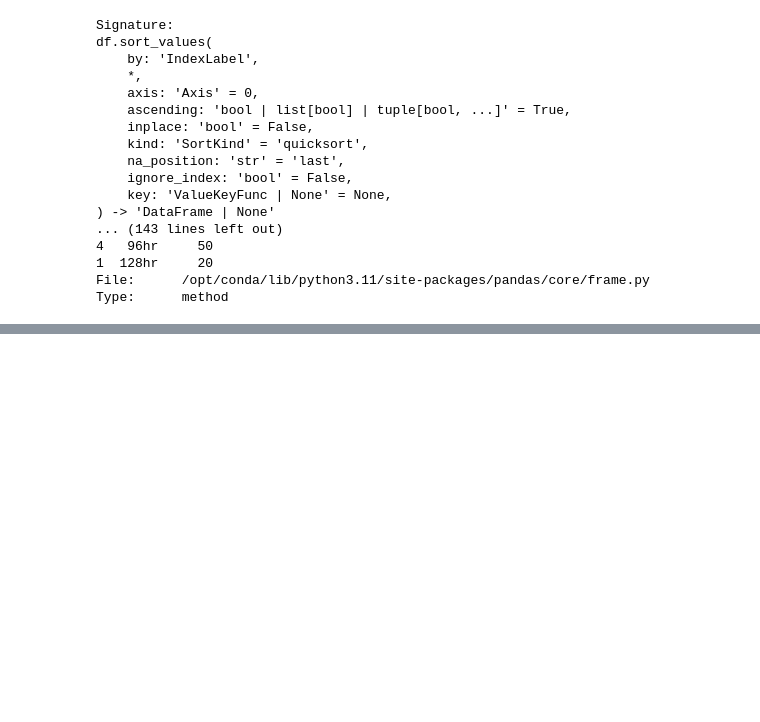
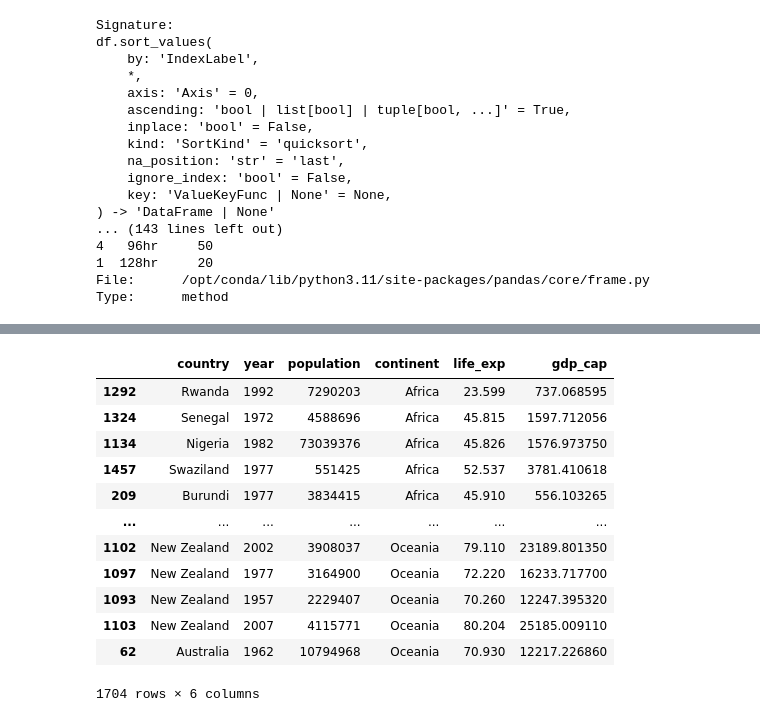
Before and after one commit to akshansh1718/Technical-Learnings, a Jupyter notebook: numpy_learning.ipynb, the cells around one changed output, grey strips where cells are left out. Drawn from its saved outputs; the diff is of its cells as text; code cells hidden in the pictures; blank space fills up the shorter version.

```diff
--- a/numpy_learning.ipynb
+++ b/numpy_learning.ipynb
@@ -802,0 +809,16 @@ s.head(10)
+# %%
+s.sort_values(['continent'])
+# %% [output]
+|  | country | year | population | continent | life_exp | gdp_cap |
+| 1292 | Rwanda | 1992 | 7290203 | Africa | 23.599 | 737.068595 |
+| 1324 | Senegal | 1972 | 4588696 | Africa | 45.815 | 1597.712056 |
+| 1134 | Nigeria | 1982 | 73039376 | Africa | 45.826 | 1576.973750 |
+| 1457 | Swaziland | 1977 | 551425 | Africa | 52.537 | 3781.410618 |
+| 209 | Burundi | 1977 | 3834415 | Africa | 45.910 | 556.103265 |
+| ... | ... | ... | ... | ... | ... | ... |
+| 1102 | New Zealand | 2002 | 3908037 | Oceania | 79.110 | 23189.801350 |
+| 1097 | New Zealand | 1977 | 3164900 | Oceania | 72.220 | 16233.717700 |
+| 1093 | New Zealand | 1957 | 2229407 | Oceania | 70.260 | 12247.395320 |
+| 1103 | New Zealand | 2007 | 4115771 | Oceania | 80.204 | 25185.009110 |
+| 62 | Australia | 1962 | 10794968 | Oceania | 70.930 | 12217.226860 |
+1704 rows × 6 columns
```
Also changed, not shown: parts of 1 cell of this notebook.
